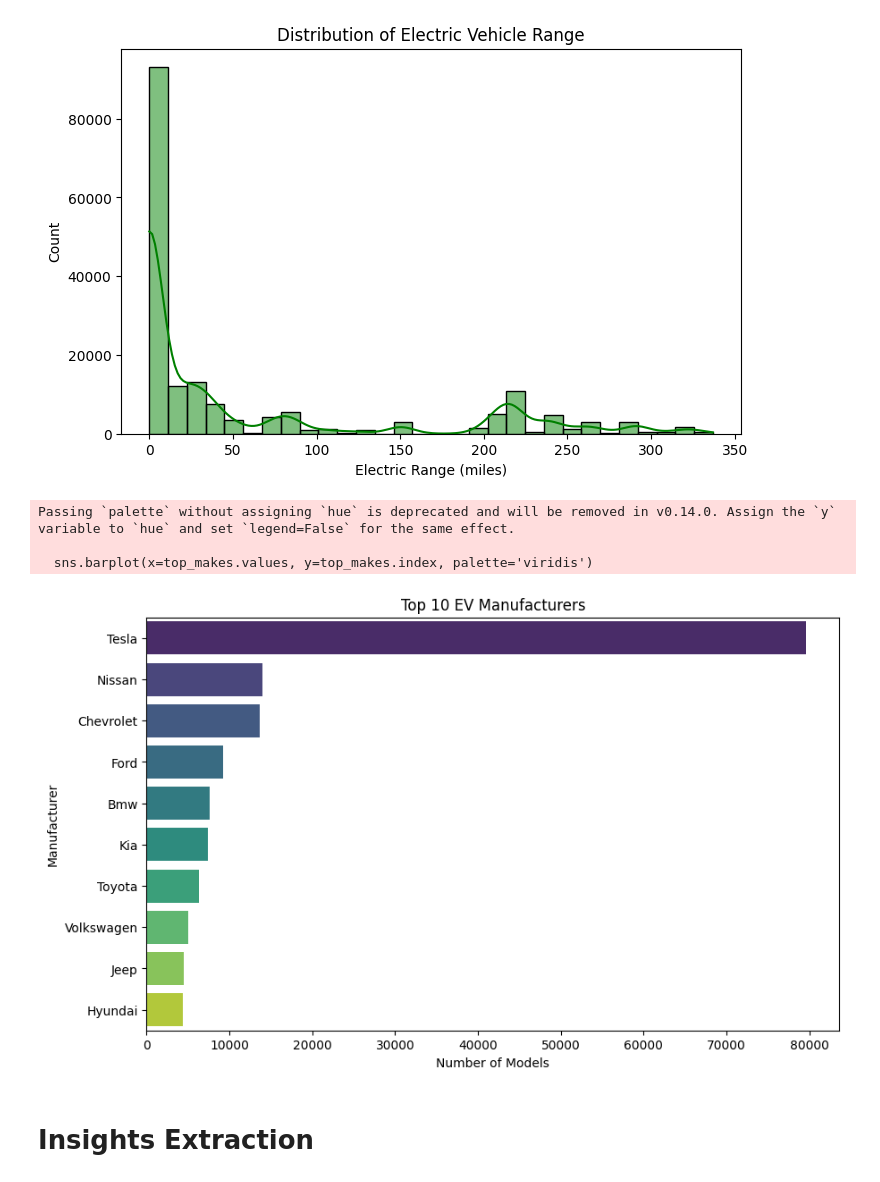
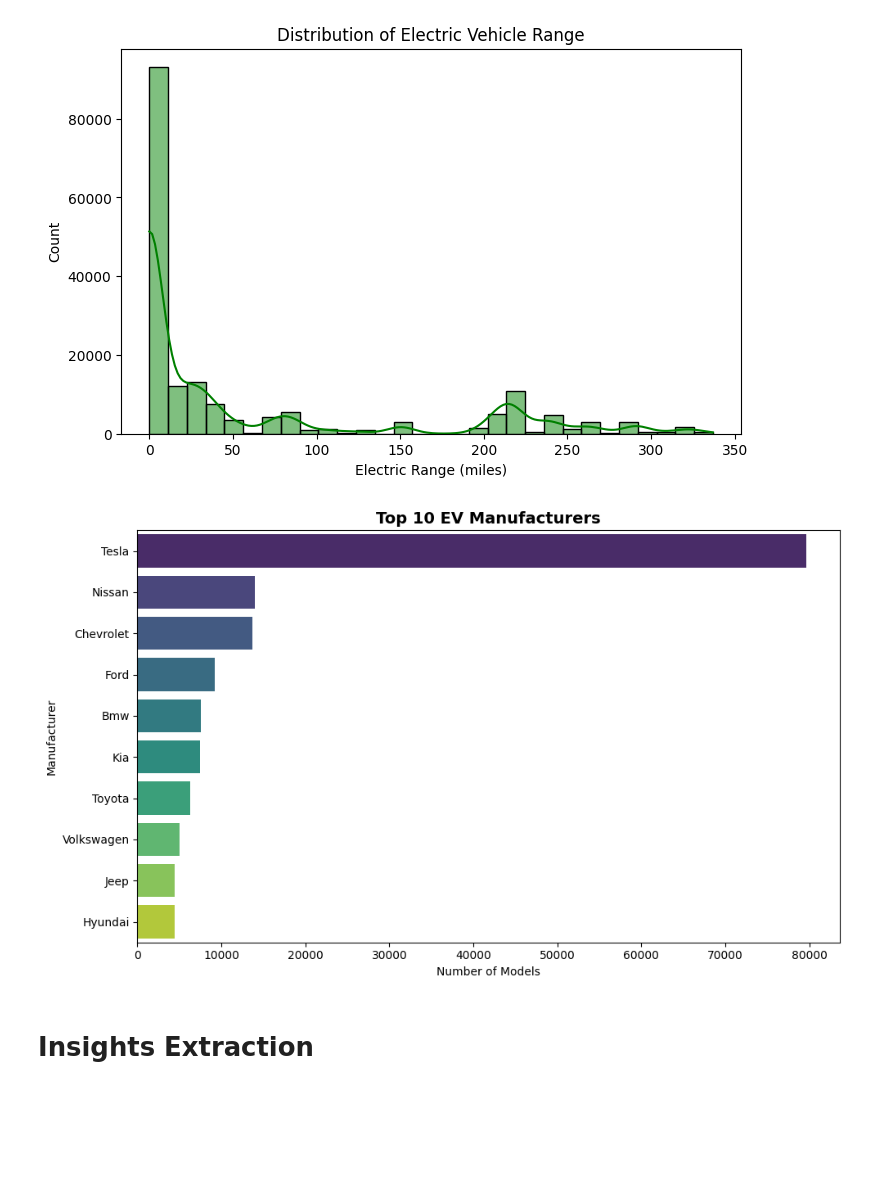
Before and after one commit to chandan-911/Electric-Vehicle, a Jupyter notebook: Project Week 1/Electric_Vehicle.ipynb, the cells around one changed output. Saved outputs shown, nothing was run; the diff lists cells and outputs as text; code cells hidden in the pictures; blank space fills up the shorter version.

```diff
--- a/Project Week 1/Electric_Vehicle.ipynb
+++ b/Project Week 1/Electric_Vehicle.ipynb
@@ -132,19 +132,24 @@ plt.show()
 # %% [output]
 [figure]
 # %%
-# Top EV manufacturers
 plt.figure(figsize=(10,6))
 top_makes = df['Make'].value_counts().head(10)
-sns.barplot(x=top_makes.values, y=top_makes.index, palette='viridis')
-plt.title("Top 10 EV Manufacturers")
+
+sns.barplot(
+    x=top_makes.values,
+    y=top_makes.index,
+    hue=top_makes.index,
+    palette='viridis',
+    legend=False
+)
+
+plt.title("Top 10 EV Manufacturers", fontsize=14, weight='bold')
 plt.xlabel("Number of Models")
 plt.ylabel("Manufacturer")
+plt.tight_layout()
 plt.show()
 # %% [output]
-Passing `palette` without assigning `hue` is deprecated and will be removed in v0.14.0. Assign the `y` variable to `hue` and set `legend=False` for the same effect.
-
-  sns.barplot(x=top_makes.values, y=top_makes.index, palette='viridis')
-[figure, old version]
+[figure, new version]
 # %% [markdown]
 # Insights Extraction
 # %%
```
